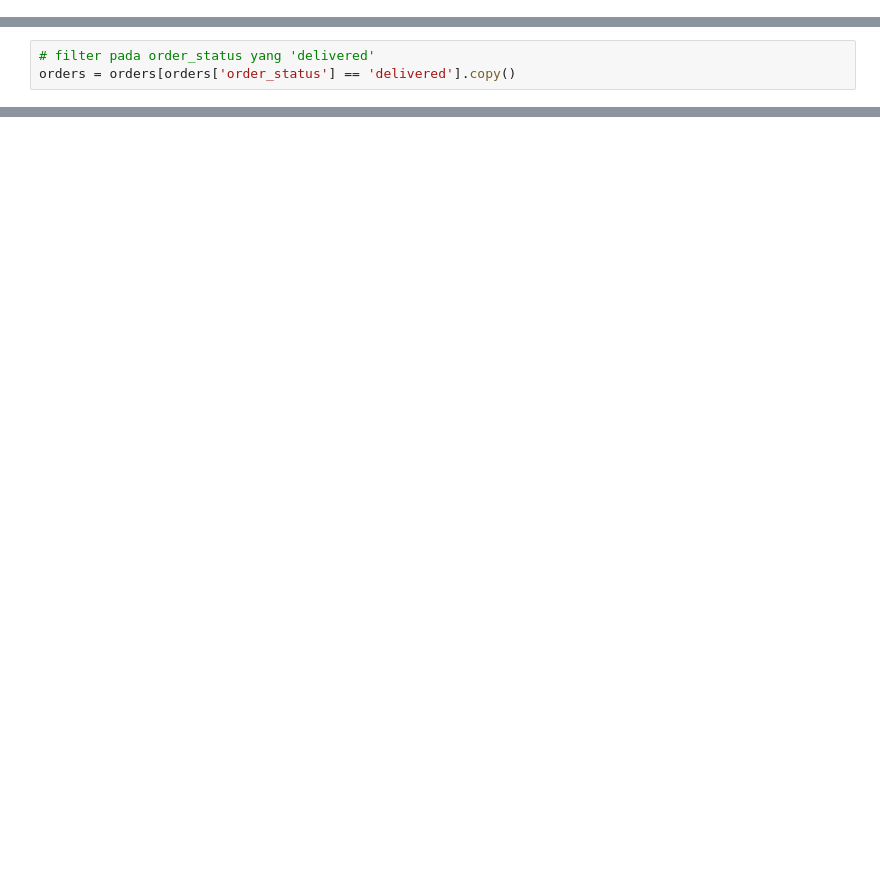
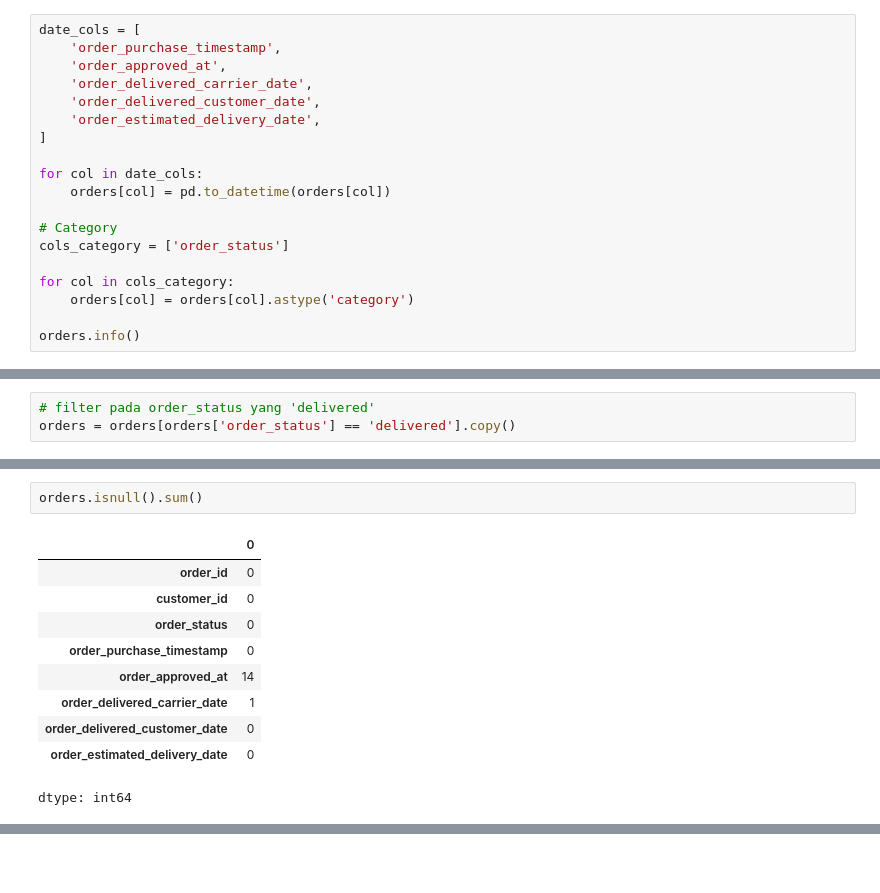
Before and after one commit to aurllyc/aurllyc-UAS-Data-Mining, a Jupyter notebook: UAS_Aurellia_Nur_Fitria_23_11_5894_311_23S1IF_BigData5_BIG_DATA_&_DATA_MINING.ipynb, the cells around one changed output, grey strips where cells are left out. Saved outputs shown, nothing was run; the diff lists cells and outputs as text; blank space fills up the shorter version.

```diff
--- a/UAS_Aurellia_Nur_Fitria_23_11_5894_311_23S1IF_BigData5_BIG_DATA_&_DATA_MINING.ipynb
+++ b/UAS_Aurellia_Nur_Fitria_23_11_5894_311_23S1IF_BigData5_BIG_DATA_&_DATA_MINING.ipynb
@@ -198,0 +209,19 @@ memory usage: 96.8+ KB
+# %%
+date_cols = [
+    'order_purchase_timestamp',
+    'order_approved_at',
+    'order_delivered_carrier_date',
+    'order_delivered_customer_date',
+    'order_estimated_delivery_date',
+]
+
+for col in date_cols:
+    orders[col] = pd.to_datetime(orders[col])
+
+# Category
+cols_category = ['order_status']
+
+for col in cols_category:
+    orders[col] = orders[col].astype('category')
+
+orders.info()
@@ -203,0 +268,13 @@ orders = orders[orders['order_status'] == 'delivered'].copy()
+# %%
+orders.isnull().sum()
+# %% [output]
+|  | 0 |
+| order_id | 0 |
+| customer_id | 0 |
+| order_status | 0 |
+| order_purchase_timestamp | 0 |
+| order_approved_at | 14 |
+| order_delivered_carrier_date | 1 |
+| order_delivered_customer_date | 0 |
+| order_estimated_delivery_date | 0 |
+dtype: int64
```
Also changed, not shown: parts of 7 cells of this notebook.
